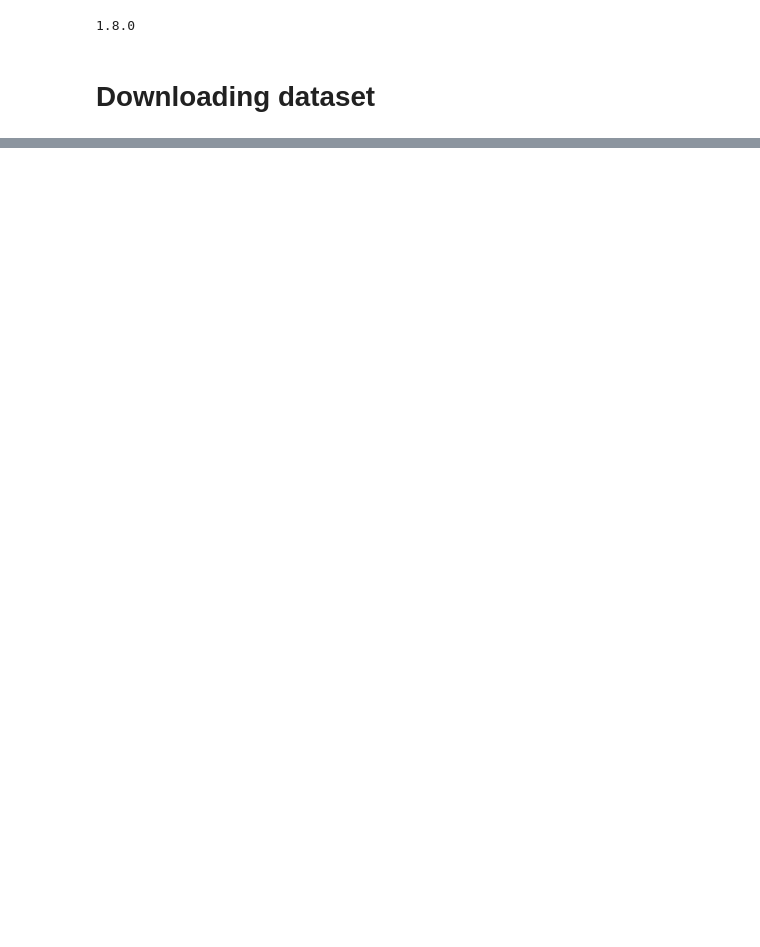
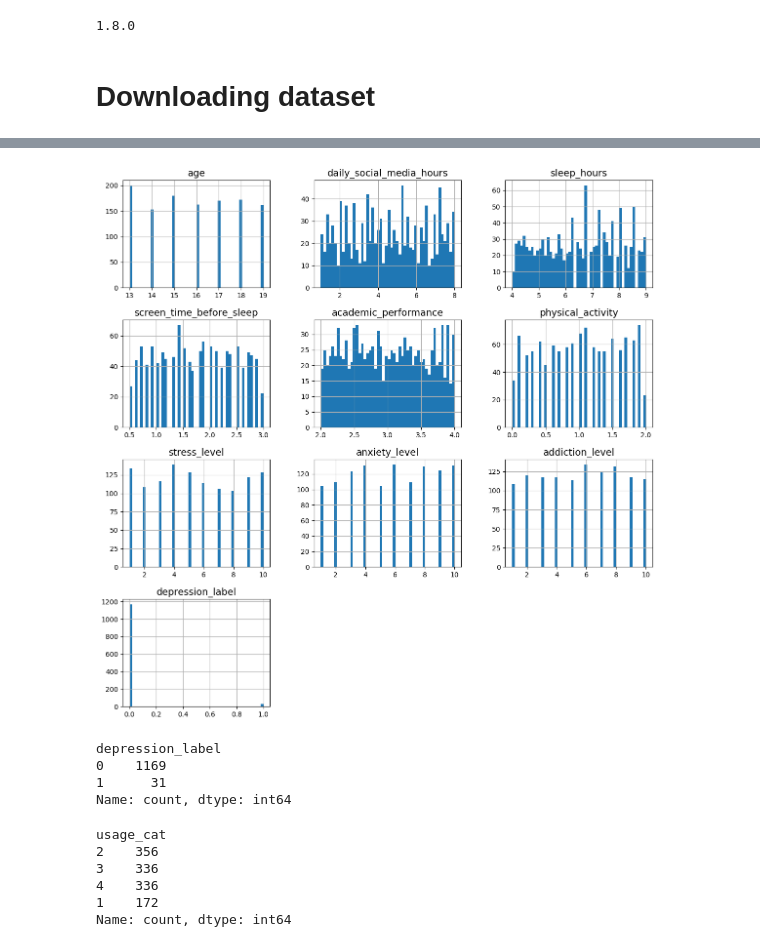
Before and after one commit to zyneaa/machine_love, a Jupyter notebook: social_media_impact.ipynb, the cells around one changed output, grey strips where cells are left out. Drawn from its saved outputs; the diff is of its cells as text; code cells hidden in the pictures; blank space fills up the shorter version.

```diff
--- a/social_media_impact.ipynb
+++ b/social_media_impact.ipynb
@@ -32,0 +96,33 @@ data.head()
+# %%
+plt.rc("font", size=10)
+plt.rc("axes", labelsize=10, titlesize=14)
+plt.rc("legend", fontsize=10)
+plt.rc("xtick", labelsize=10)
+plt.rc("ytick", labelsize=10)
+
+data.hist(bins=50, figsize=(14, 14))
+# save_fig("social media data")
+plt.show()
+# %% [output]
+[figure, added]
+# %%
+data["depression_label"].value_counts()
+# %% [output]
+depression_label
+0    1169
+1      31
+Name: count, dtype: int64
+# %%
+import numpy as np
+
+data["usage_cat"] = pd.cut(data["daily_social_media_hours"],
+                       bins=[0., 2.0, 4.0, 6.0, np.inf],
+                           labels=[1, 2, 3, 4])
+data["usage_cat"].value_counts()
+# %% [output]
+usage_cat
+2    356
+3    336
+4    336
+1    172
+Name: count, dtype: int64
```
Also changed, not shown: parts of 11 cells of this notebook, 2 other files.
